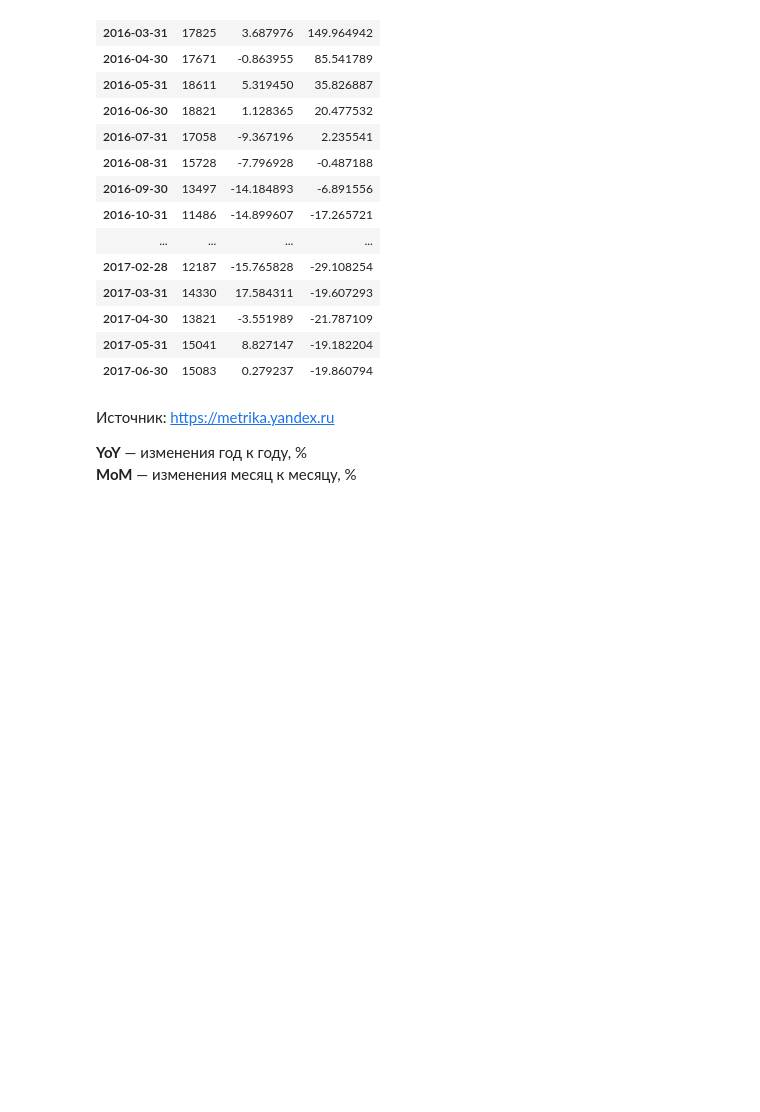
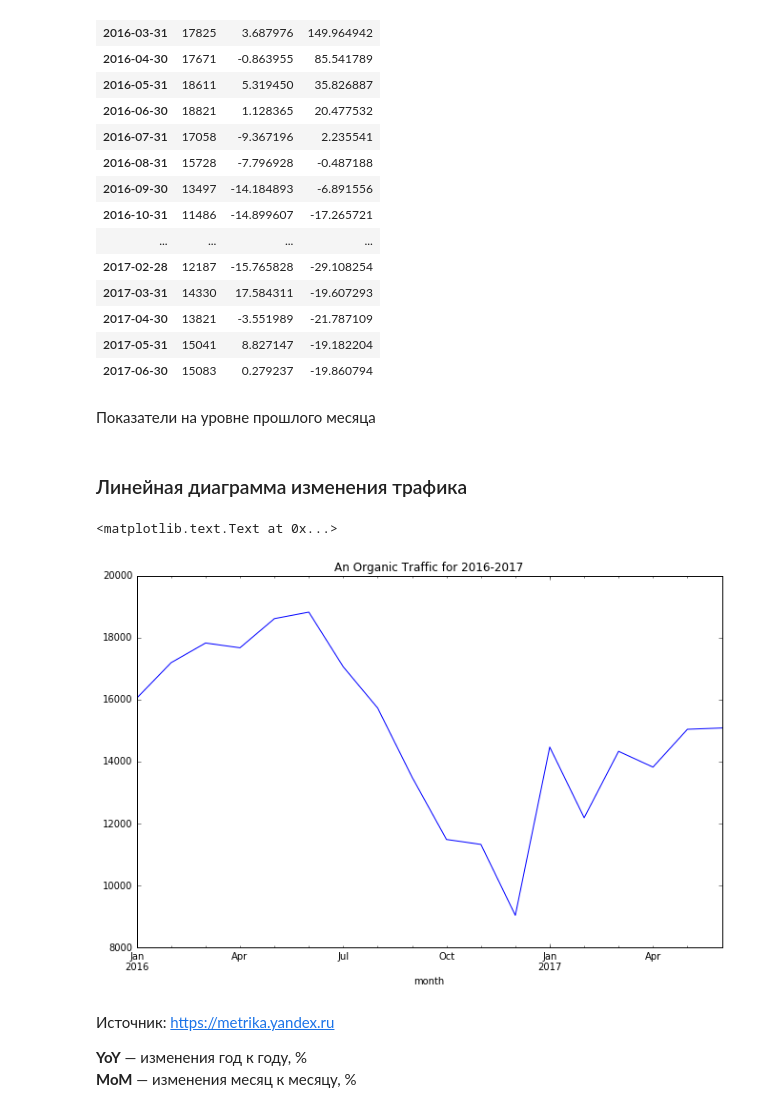
Before and after one commit to salon-love-forever/reports, a Jupyter notebook: slon-love-forever.ru.ipynb, the cells around one changed output. Drawn from its saved outputs; the diff is of its cells as text; code cells hidden in the pictures; blank space fills up the shorter version.

Commit message:
New graphs

```diff
--- a/slon-love-forever.ru.ipynb
+++ b/slon-love-forever.ru.ipynb
@@ -91,6 +91,18 @@ organic['2016':'2017']
 | 2017-04-30 | 13821 | -3.551989 | -21.787109 |
 | 2017-05-31 | 15041 | 8.827147 | -19.182204 |
 | 2017-06-30 | 15083 | 0.279237 | -19.860794 |
+# %% [markdown]
+Показатели на уровне прошлого месяца
+# %% [markdown]
+### Линейная диаграмма изменения трафика
+# %%
+fig = plt.figure(figsize=(11,7))
+ax = fig.add_subplot(1,1,1)
+organic['2016':'2017'].traffic.plot(ax=ax)
+ax.set_title('An Organic Traffic for 2016-2017')
+# %% [output]
+<matplotlib.text.Text at 0x...>
+[figure, added]
 # %% [markdown]
 Источник: https://metrika.yandex.ru
 
```
Also changed, not shown: parts of 1 cell of this notebook.
